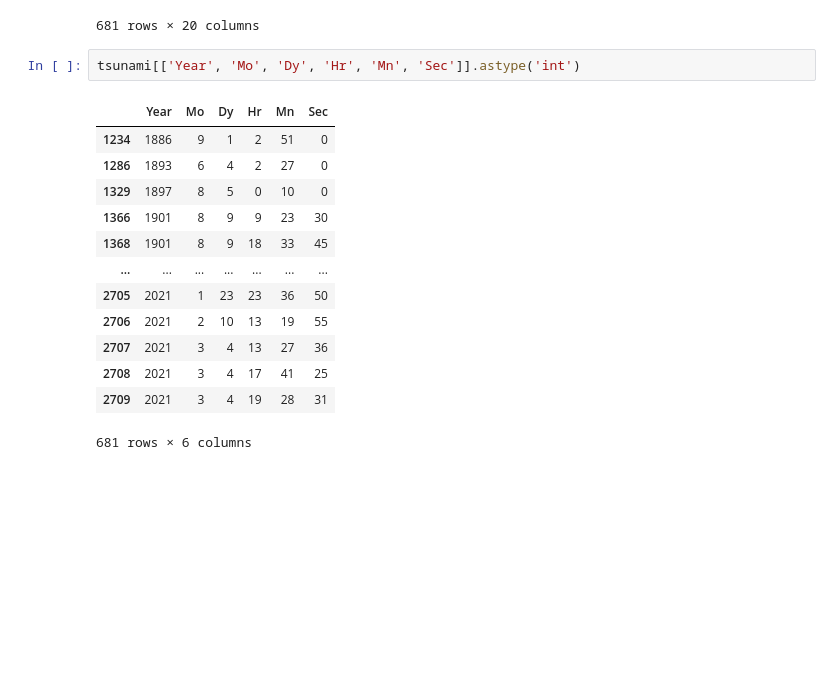
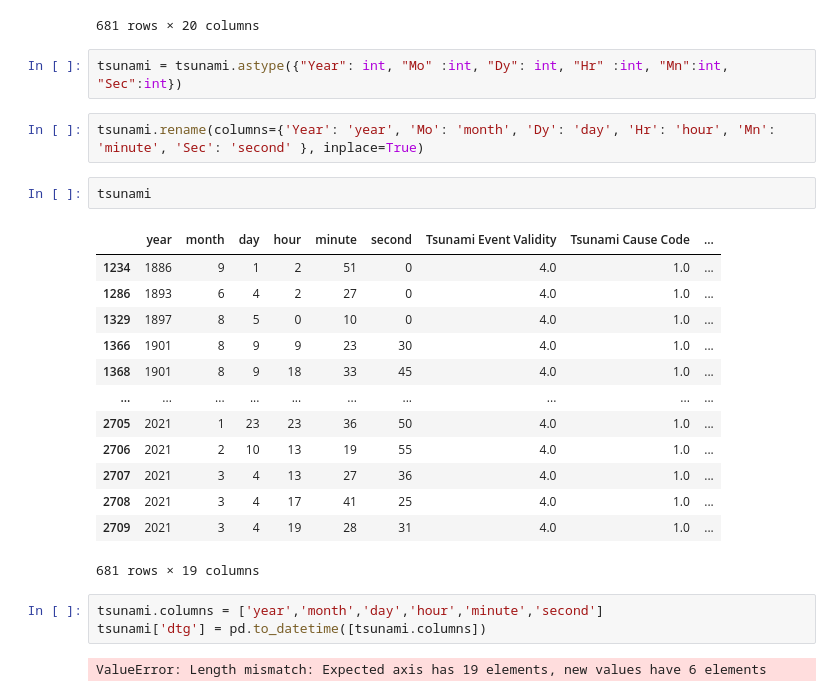
Before and after one commit to hrokr/Pybraries, a Jupyter notebook: folium/quakes/quake.ipynb, the cells around one changed output. Drawn from its saved outputs; the diff is of its cells as text; blank space fills up the shorter version.

Commit message:
more munging tsunami data

```diff
--- a/folium/quakes/quake.ipynb
+++ b/folium/quakes/quake.ipynb
@@ -269,18 +272,27 @@ tsunami.reset_index()
 | 680 | 2709 | 2021.0 | 3.0 | 4.0 | 19.0 | 28.0 | 31.0 | 4.0 | ... |
 681 rows × 20 columns
 # %%
-tsunami[['Year', 'Mo', 'Dy', 'Hr', 'Mn', 'Sec']].astype('int')
+tsunami = tsunami.astype({"Year": int, "Mo" :int, "Dy": int, "Hr" :int, "Mn":int, "Sec":int})
-# %% [output]
-|  | Year | Mo | Dy | Hr | Mn | Sec |
-| 1234 | 1886 | 9 | 1 | 2 | 51 | 0 |
-| 1286 | 1893 | 6 | 4 | 2 | 27 | 0 |
-| 1329 | 1897 | 8 | 5 | 0 | 10 | 0 |
-| 1366 | 1901 | 8 | 9 | 9 | 23 | 30 |
-| 1368 | 1901 | 8 | 9 | 18 | 33 | 45 |
-| ... | ... | ... | ... | ... | ... | ... |
-| 2705 | 2021 | 1 | 23 | 23 | 36 | 50 |
-| 2706 | 2021 | 2 | 10 | 13 | 19 | 55 |
-| 2707 | 2021 | 3 | 4 | 13 | 27 | 36 |
-| 2708 | 2021 | 3 | 4 | 17 | 41 | 25 |
-| 2709 | 2021 | 3 | 4 | 19 | 28 | 31 |
-681 rows × 6 columns
+# %%
+tsunami.rename(columns={'Year': 'year', 'Mo': 'month', 'Dy': 'day', 'Hr': 'hour', 'Mn': 'minute', 'Sec': 'second' }, inplace=True)
+# %%
+tsunami
+# %% [output]
+|  | year | month | day | hour | minute | second | Tsunami Event Validity | Tsunami Cause Code | ... |
+| 1234 | 1886 | 9 | 1 | 2 | 51 | 0 | 4.0 | 1.0 | ... |
+| 1286 | 1893 | 6 | 4 | 2 | 27 | 0 | 4.0 | 1.0 | ... |
+| 1329 | 1897 | 8 | 5 | 0 | 10 | 0 | 4.0 | 1.0 | ... |
+| 1366 | 1901 | 8 | 9 | 9 | 23 | 30 | 4.0 | 1.0 | ... |
+| 1368 | 1901 | 8 | 9 | 18 | 33 | 45 | 4.0 | 1.0 | ... |
+| ... | ... | ... | ... | ... | ... | ... | ... | ... | ... |
+| 2705 | 2021 | 1 | 23 | 23 | 36 | 50 | 4.0 | 1.0 | ... |
+| 2706 | 2021 | 2 | 10 | 13 | 19 | 55 | 4.0 | 1.0 | ... |
+| 2707 | 2021 | 3 | 4 | 13 | 27 | 36 | 4.0 | 1.0 | ... |
+| 2708 | 2021 | 3 | 4 | 17 | 41 | 25 | 4.0 | 1.0 | ... |
+| 2709 | 2021 | 3 | 4 | 19 | 28 | 31 | 4.0 | 1.0 | ... |
+681 rows × 19 columns
+# %%
+tsunami.columns = ['year','month','day','hour','minute','second']
+tsunami['dtg'] = pd.to_datetime([tsunami.columns])
+# %% [output]
+ValueError: Length mismatch: Expected axis has 19 elements, new values have 6 elements
```
Also changed, not shown: parts of 6 cells of this notebook.
